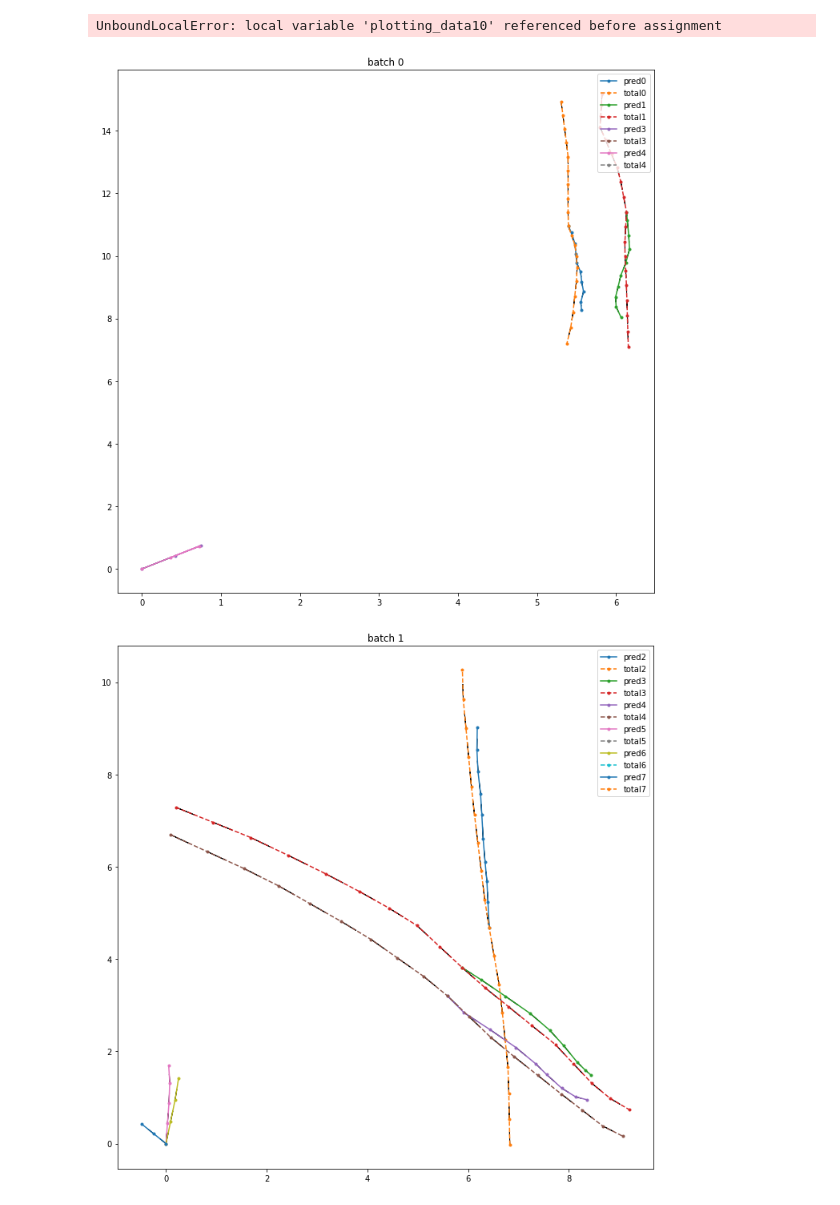
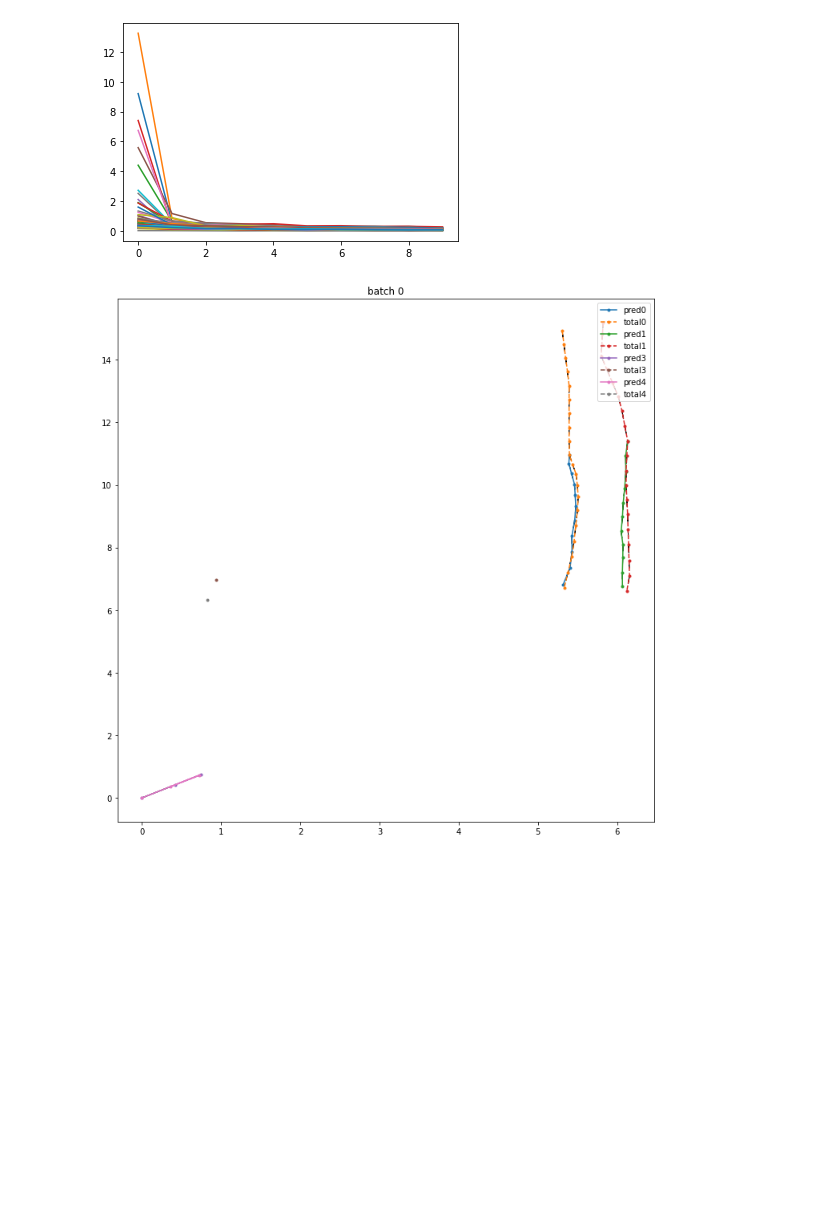
Before and after one commit to ruohuali/SocialLSTM, a Jupyter notebook: VanillaLSTM.ipynb, the cells around one changed output. Saved outputs shown, nothing was run; the diff lists cells and outputs as text; code cells hidden in the pictures; blank space fills up the shorter version.

```diff
--- a/VanillaLSTM.ipynb
+++ b/VanillaLSTM.ipynb
@@ -200,14 +213,15 @@ class VanillaLSTM(nn.Module):
             part_mask = torch.t(part_masks[frame_idx]).expand(part_masks[frame_idx].shape[1], self.output_dim)
             outputs[frame_idx] = self.OutputLayer(all_h_t) * part_mask
 
-            if frame_idx > 3:
+            #dirty fix for appearance that's too short
+            if frame_idx > 3 and frame_idx > T_obs:
                 for traj_idx in torch.where(part_masks[frame_idx][0] != 0)[0]:
                     if part_masks[frame_idx-3][0][traj_idx] == 0:
                         outputs[frame_idx, traj_idx] = Y[frame_idx, traj_idx]
 
         return outputs
 # %%
-def train(T_obs, T_pred):
+def train(T_obs, T_pred, file):
     tic = time.time()
 
     h_dim = 128
@@ -215,7 +229,7 @@ def train(T_obs, T_pred):
 
     #try to train this
 #     dataset = FramesDataset("crowds_zara02.txt")
-    dataset = FramesDataset("try_dataset.txt")
+    dataset = FramesDataset(file)
     #a dataloader for now not sure how to use
     dataloader = DataLoader(dataset, batch_size=batch_size)
 
@@ -231,14 +245,18 @@ def train(T_obs, T_pred):
     # criterion = Gaussian2DNll
     optimizer = torch.optim.Adagrad(vl.parameters(), weight_decay=0.0005)
 
-    print("training")
+    print(f"training on {file}")
     plot_data = [[] for _ in range(len(dataset) // batch_size)]
-    print(f"len {len(dataset)} batch_size {batch_size} len {len(plot_data)}")
     #sequentially go over the dataset batch_size by batch_size
-    for epoch in range(50):
-        for batch_idx, (part_masks, (input_seq, Y, coords)) in enumerate(dataloader):
+    EPOCH = 10
+    for epoch in range(EPOCH):
+        print(f"epoch {epoch+1}/{EPOCH}")
+        for batch_idx, data in enumerate(dataloader):
+            print(f"batch {batch_idx+1}/{len(dataset) // batch_size}", end='\r')
             if batch_idx < len(dataset) // batch_size:
-                Y = Y[:,:,2:]
+                Y = data['seq'][:T_pred][:T_pred,:,2:].clone()
+                input_seq = data['seq'][:T_pred].clone()
+                part_masks = data['mask']
                 with torch.autograd.set_detect_anomaly(True):
                     #forward prop
                     output = vl(input_seq, part_masks, h, c, Y, T_obs, T_pred)
@@ -267,11 +285,10 @@ def train(T_obs, T_pred):
     plt.figure()
     for data in plot_data:
         plt.plot(np.arange(len(plot_data[0])), data)
-#     plt.savefig("ninb.png")
 
     #save the model
     torch.save(vl, "vl.pt")
-    print("saved model")
+    print("saved model in vl.pt")
 
     return vl
 # %%
@@ -461,8 +418,8 @@ print(x)
 # %%
 if __name__ == "__main__":
     device = torch.device("cuda:0" if torch.cuda.is_available() else "cpu")
-    print(f"using {device}\n")
-#     vl = train(8, 20)
+    print(f"device {device}\n")
+    vl = train(8, 20, "crowds_zara02.txt")
     vl1 = torch.load("vl.pt")
-    validate(vl1, 8, 20)
+    validate(vl1, 8, 20, "try_dataset.txt")
 # %% [output]
@@ -486,3 +443,2 @@ plotting batch9
-UnboundLocalError: local variable 'plotting_data10' referenced before assignment
-[figure, old version]
+[figure, new version]
-[figure, old version]
+[figure, new version]
```
Also changed, not shown: parts of 5 cells of this notebook, 8 other files.
